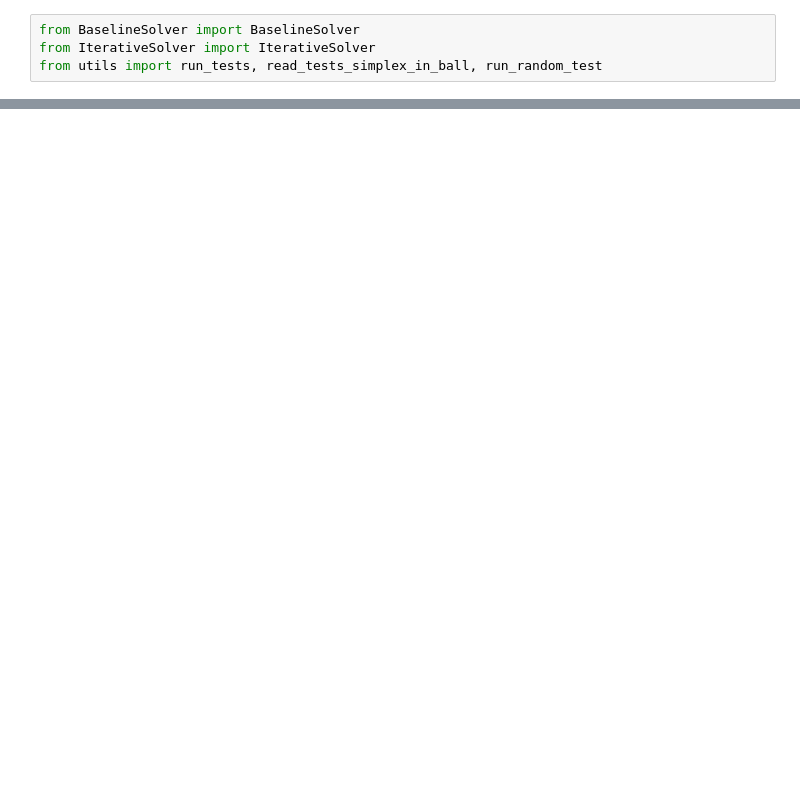
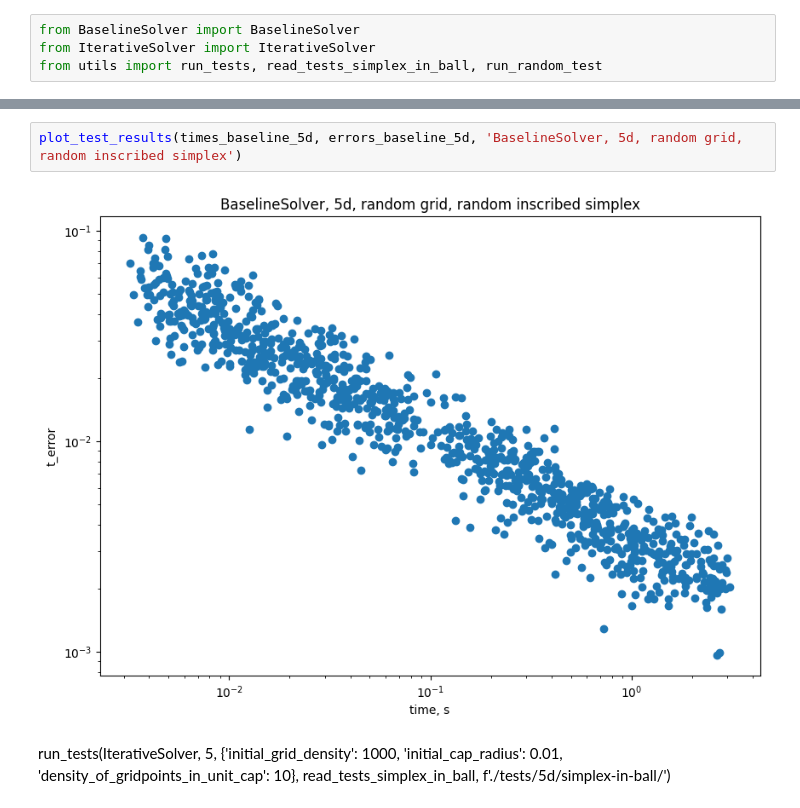
Before and after one commit to Paul566/GraduateThesis, a Jupyter notebook: nb.ipynb, the cells around one changed output, grey strips where cells are left out. Drawn from its saved outputs; the diff is of its cells as text; blank space fills up the shorter version.

```diff
--- a/nb.ipynb
+++ b/nb.ipynb
@@ -46,0 +53,7 @@ from utils import ball_volume, sphere_volume
+# %%
+plot_test_results(times_baseline_5d, errors_baseline_5d, 'BaselineSolver, 5d, random grid, random inscribed simplex')
+# %% [output]
+[figure, added]
+# %% [markdown]
+run_tests(IterativeSolver, 5, {'initial_grid_density': 1000, 'initial_cap_radius': 0.01, 'density_of_gridpoints_in_unit_cap': 10},
+          read_tests_simplex_in_ball, f'./tests/5d/simplex-in-ball/')
```
Also changed, not shown: parts of 12 cells of this notebook, 12 other files.
